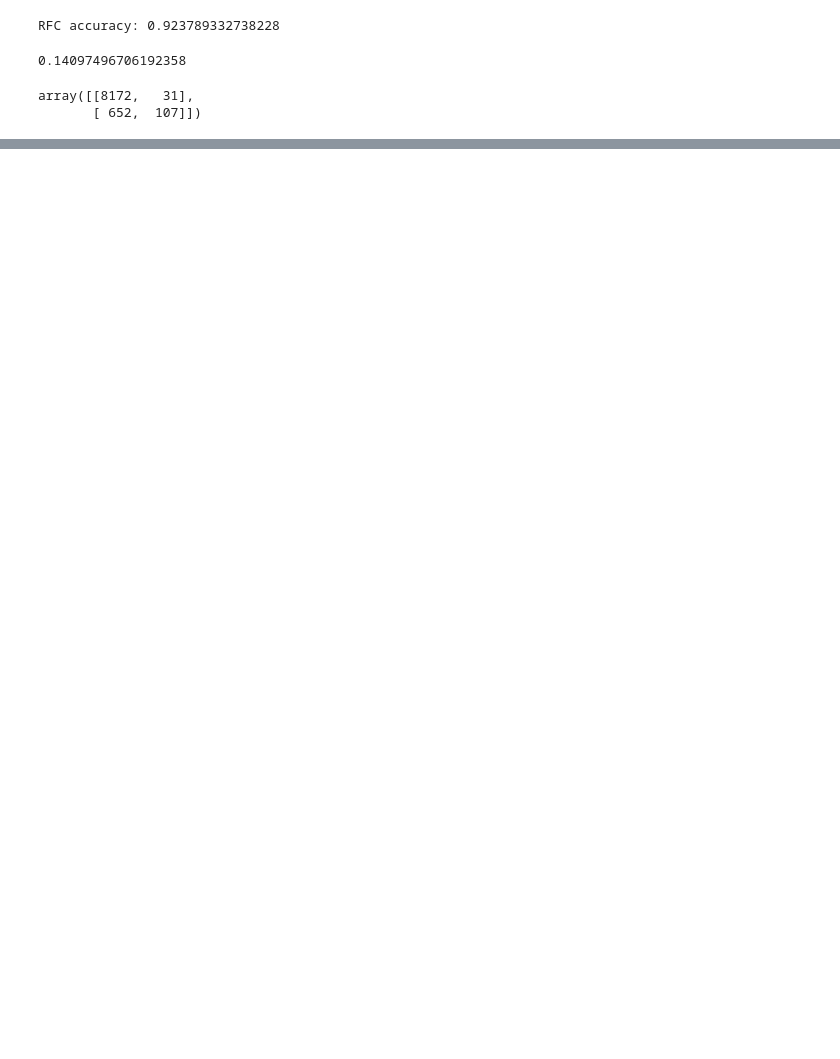
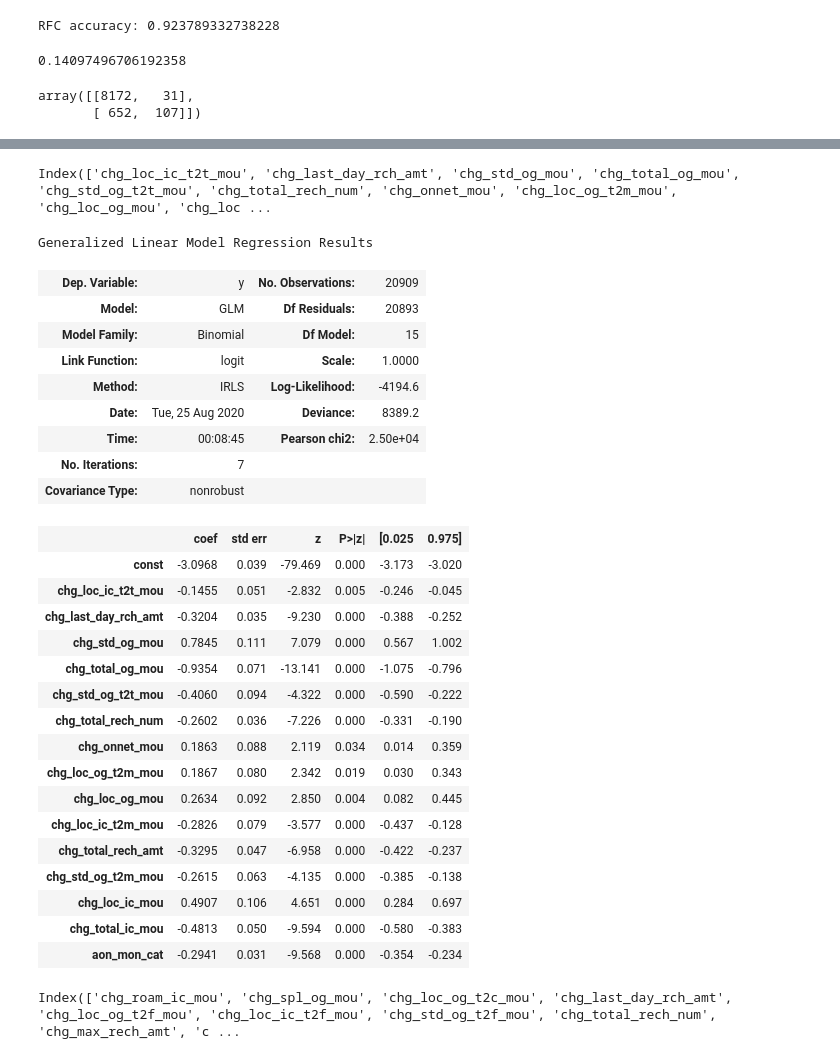
Before and after one commit to adi007me/telecom-churn-case-study, a Jupyter notebook: telecom-churn.ipynb, the cells around one changed output, grey strips where cells are left out. Saved outputs shown, nothing was run; the diff lists cells and outputs as text; code cells hidden in the pictures; blank space fills up the shorter version.

```diff
--- a/telecom-churn.ipynb
+++ b/telecom-churn.ipynb
@@ -955,0 +1154,15 @@ df.to_csv('cleaned_telecom.csv')
+# %%
+col = X_train.columns
+X_train = scaler.fit_transform(X_train)
+X_test = scaler.transform(X_test)
+X_train = pd.DataFrame(X_train, columns=col)
+X_test = pd.DataFrame(X_test, columns=col)
+# %%
+from sklearn.linear_model import LogisticRegression
+logreg = LogisticRegression(class_weight='balanced')
+
+from sklearn.feature_selection import RFE
+rfe = RFE(logreg, 15)             # running RFE with 13 variables as output
+rfe = rfe.fit(X_train, y_train)
+
+list(zip(X_train.columns, rfe.support_, rfe.ranking_))
@@ -955,0 +1187,45 @@ df.to_csv('cleaned_telecom.csv')
+# %%
+col = X_train.columns[rfe.support_]
+col
+# %% [output]
+Index(['chg_loc_ic_t2t_mou', 'chg_last_day_rch_amt', 'chg_std_og_mou', 'chg_total_og_mou', 'chg_std_og_t2t_mou', 'chg_total_rech_num', 'chg_onnet_mou', 'chg_loc_og_t2m_mou', 'chg_loc_og_mou', 'chg_loc ...
+# %%
+y_train = y_train.values.reshape(-1,1)
+# %%
+import statsmodels.api as sm
+X_train_sm = sm.add_constant(X_train[col])
+logm2 = sm.GLM(y_train, X_train_sm, family = sm.families.Binomial())
+res = logm2.fit()
+res.summary()
+# %% [output]
+Generalized Linear Model Regression Results
+| Dep. Variable: | y | No. Observations: | 20909 |
+| Model: | GLM | Df Residuals: | 20893 |
+| Model Family: | Binomial | Df Model: | 15 |
+| Link Function: | logit | Scale: | 1.0000 |
+| Method: | IRLS | Log-Likelihood: | -4194.6 |
+| Date: | Tue, 25 Aug 2020 | Deviance: | 8389.2 |
+| Time: | 00:08:45 | Pearson chi2: | 2.50e+04 |
+| No. Iterations: | 7 |  |  |
+| Covariance Type: | nonrobust |  |  |
+|  | coef | std err | z | P>|z| | [0.025 | 0.975] |
+| const | -3.0968 | 0.039 | -79.469 | 0.000 | -3.173 | -3.020 |
+| chg_loc_ic_t2t_mou | -0.1455 | 0.051 | -2.832 | 0.005 | -0.246 | -0.045 |
+| chg_last_day_rch_amt | -0.3204 | 0.035 | -9.230 | 0.000 | -0.388 | -0.252 |
+| chg_std_og_mou | 0.7845 | 0.111 | 7.079 | 0.000 | 0.567 | 1.002 |
+| chg_total_og_mou | -0.9354 | 0.071 | -13.141 | 0.000 | -1.075 | -0.796 |
+| chg_std_og_t2t_mou | -0.4060 | 0.094 | -4.322 | 0.000 | -0.590 | -0.222 |
+| chg_total_rech_num | -0.2602 | 0.036 | -7.226 | 0.000 | -0.331 | -0.190 |
+| chg_onnet_mou | 0.1863 | 0.088 | 2.119 | 0.034 | 0.014 | 0.359 |
+| chg_loc_og_t2m_mou | 0.1867 | 0.080 | 2.342 | 0.019 | 0.030 | 0.343 |
+| chg_loc_og_mou | 0.2634 | 0.092 | 2.850 | 0.004 | 0.082 | 0.445 |
+| chg_loc_ic_t2m_mou | -0.2826 | 0.079 | -3.577 | 0.000 | -0.437 | -0.128 |
+| chg_total_rech_amt | -0.3295 | 0.047 | -6.958 | 0.000 | -0.422 | -0.237 |
+| chg_std_og_t2m_mou | -0.2615 | 0.063 | -4.135 | 0.000 | -0.385 | -0.138 |
+| chg_loc_ic_mou | 0.4907 | 0.106 | 4.651 | 0.000 | 0.284 | 0.697 |
+| chg_total_ic_mou | -0.4813 | 0.050 | -9.594 | 0.000 | -0.580 | -0.383 |
+| aon_mon_cat | -0.2941 | 0.031 | -9.568 | 0.000 | -0.354 | -0.234 |
+# %%
+col
+# %% [output]
+Index(['chg_roam_ic_mou', 'chg_spl_og_mou', 'chg_loc_og_t2c_mou', 'chg_last_day_rch_amt', 'chg_loc_og_t2f_mou', 'chg_loc_ic_t2f_mou', 'chg_std_og_t2f_mou', 'chg_total_rech_num', 'chg_max_rech_amt', 'c ...
```
Also changed, not shown: parts of 49 cells of this notebook.
